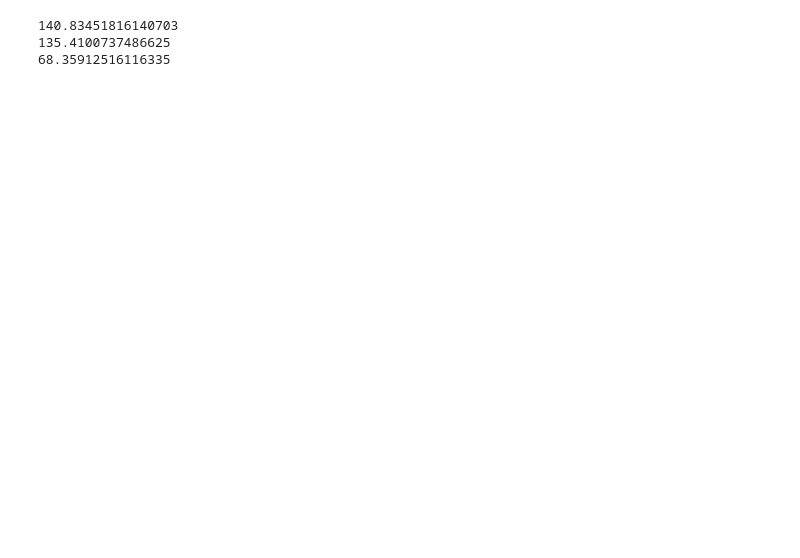
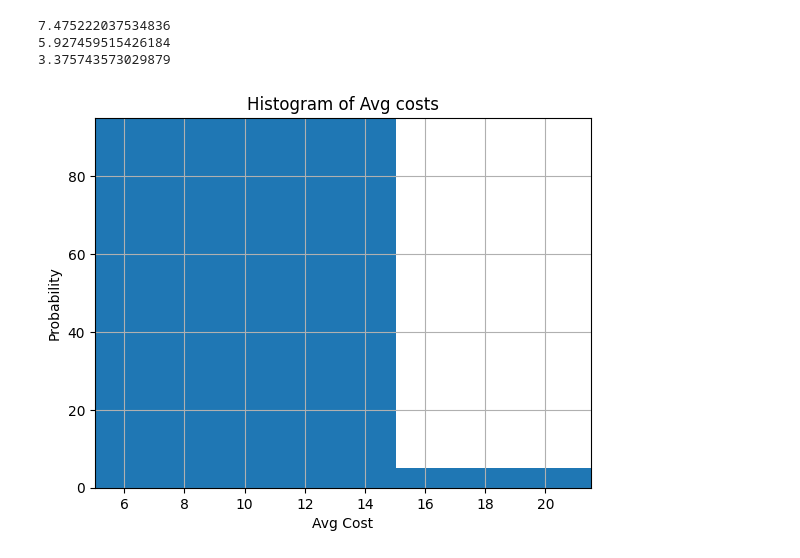
Before and after one commit to tum-logistik/multi-sourcing-inventory, a Jupyter notebook: exp_streamline.ipynb, the cells around one changed output. Saved outputs shown, nothing was run; the diff lists cells and outputs as text; code cells hidden in the pictures; blank space fills up the shorter version.

```diff
--- a/exp_streamline.ipynb
+++ b/exp_streamline.ipynb
@@ -44,22 +43,39 @@ s_custom = MState(stock_level = 0,
 # %%
 mc_avg_costs_ss = mc_with_policy(sourcingEnv2, start_state = s_custom,
     periods = 30,
-    nested_mc_iters = 30,
+    nested_mc_iters = 100,
     policy_callback = ss_policy_fastest_supp_backlog,
     big_s = model_params['policy_params']['big_s'],
     small_s = model_params['policy_params']['small_s'],
     h_cost = model_params['policy_params']['h_cost'],
     b_penalty = model_params['policy_params']['b_penalty'],
-    procurement_cost_vec = [0.004, 0.0006],
     use_tqdm = True)
 
 print(np.mean(np.array(mc_avg_costs_ss)))
 print(np.median(np.array(mc_avg_costs_ss)))
 print(np.std(np.array(mc_avg_costs_ss)))
 # %% [output]
-140.83451816140703
-135.4100737486625
-68.35912516116335
+7.475222037534836
+5.927459515426184
+3.375743573029879
+# %%
+import matplotlib.pyplot as plt
+import numpy as np
+
+binwidth = 10
+n, bins, patches = plt.hist(mc_avg_costs_ss, bins=np.arange( np.min(mc_avg_costs_ss), np.max(mc_avg_costs_ss) + binwidth, binwidth))
+# n, bins, patches = plt.hist(mc_avg_costs, density = True)
+
+
+plt.xlabel('Avg Cost')
+plt.ylabel('Probability')
+plt.title('Histogram of Avg costs')
+plt.xlim(np.min(mc_avg_costs_ss), np.max(mc_avg_costs_ss))
+plt.ylim(0, np.max(n))
+plt.grid(True)
+plt.show()
+# %% [output]
+[figure, added]
 # %%
 # import matplotlib.pyplot as plt
 
```
Also changed, not shown: parts of 12 cells of this notebook, 2 other files.
